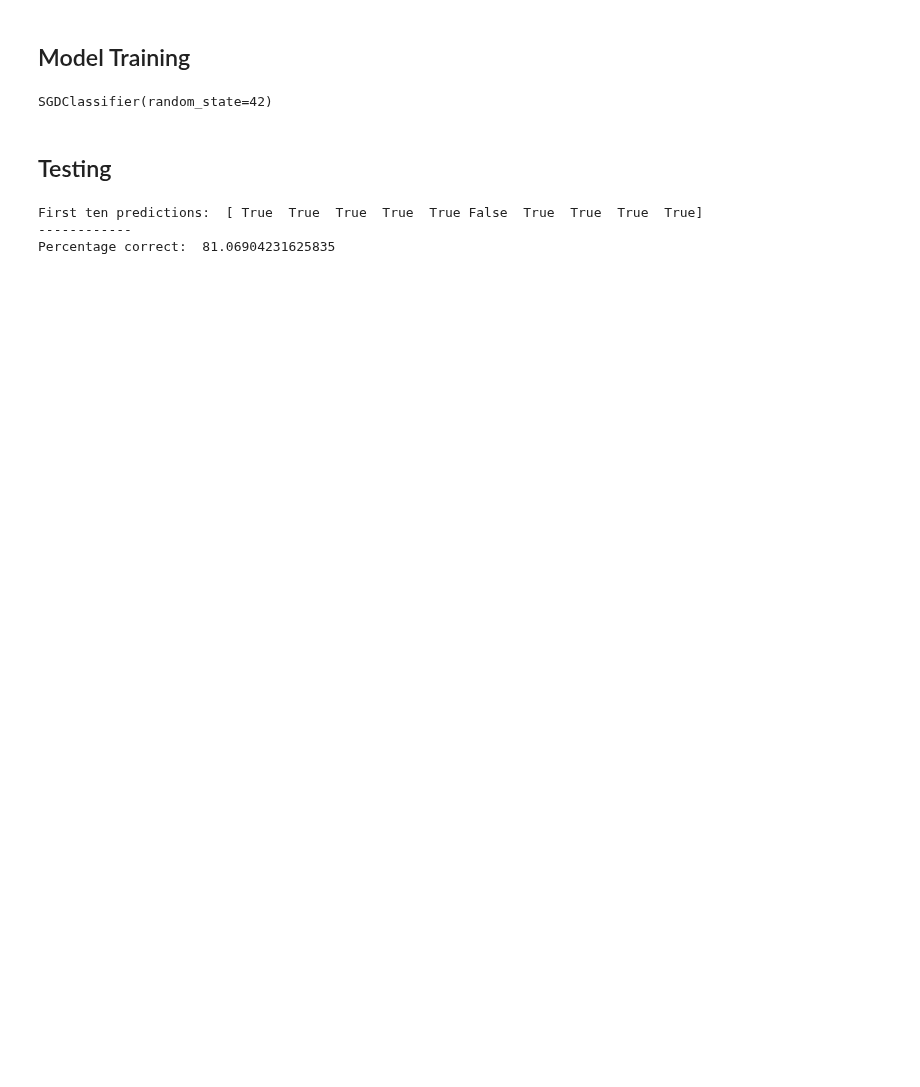
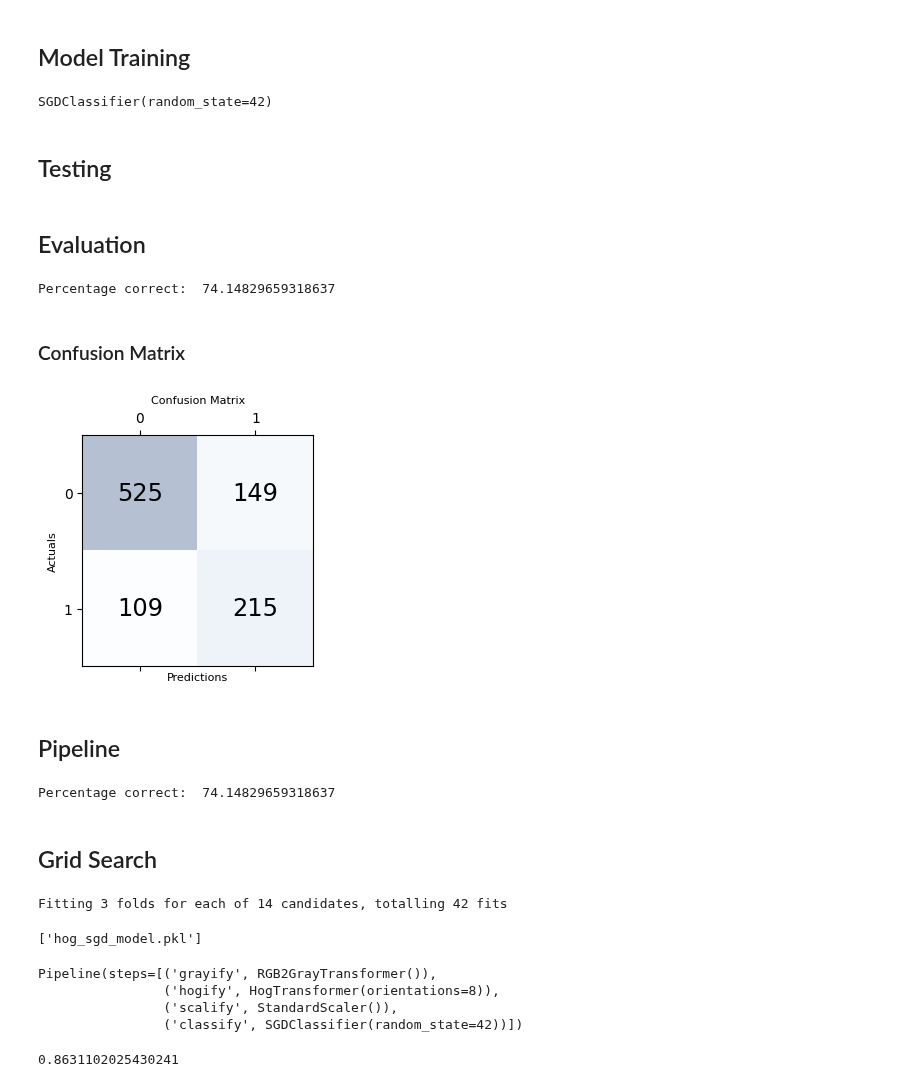
Before and after one commit to loukra/Respiratory_Disease_Classification, a Jupyter notebook: JNotebooks/Model/svm_model.ipynb, the cells around one changed output. Drawn from its saved outputs; the diff is of its cells as text; code cells hidden in the pictures; blank space fills up the shorter version.

Commit message:
Grid Search

```diff
--- a/JNotebooks/Model/svm_model.ipynb
+++ b/JNotebooks/Model/svm_model.ipynb
@@ -312,12 +317,52 @@ SGDClassifier(random_state=42)
 X_test_gray = grayify.transform(X_test)
 X_test_hog = hogify.transform(X_test_gray)
 X_test_prepared = scalify.transform(X_test_hog)
+# %% [markdown]
+## Evaluation
 # %%
 y_pred = sgd_clf.predict(X_test_prepared)
-print("First ten predictions: ",np.array(y_pred == y_test)[:10])
-print('------------')
+
 print('Percentage correct: ', 100*np.sum(y_pred == y_test)/len(y_test))
 # %% [output]
-First ten predictions:  [ True  True  True  True  True False  True  True  True  True]
-------------
-Percentage correct:  81.06904231625835
+Percentage correct:  74.14829659318637
+# %% [markdown]
+### Confusion Matrix
+# %%
+conf_matrix = confusion_matrix(y_test, y_pred)
+
+fig, ax = plt.subplots(figsize=(3, 3))
+ax.matshow(conf_matrix, cmap=plt.cm.Blues, alpha=0.3)
+for i in range(conf_matrix.shape[0]):
+    for j in range(conf_matrix.shape[1]):
+        ax.text(x=j, y=i,s=conf_matrix[i, j], va='center', ha='center', size='xx-large')
+
+plt.xlabel('Predictions', fontsize=8)
+plt.ylabel('Actuals', fontsize=8)
+plt.title('Confusion Matrix', fontsize=8)
+plt.show()
+# %% [output]
+[figure, added]
+# %% [markdown]
+## Pipeline
+# %%
+from sklearn.pipeline import Pipeline
+from sklearn import svm
+
+HOG_pipeline = Pipeline([
+    ('grayify', RGB2GrayTransformer()),
+    ('hogify', HogTransformer(
+        pixels_per_cell=(14, 14),
+        cells_per_block=(2, 2),
+        orientations=9,
+        block_norm='L2-Hys')
+    ),
+    ('scalify', StandardScaler()),
+    ('classify', SGDClassifier(random_state=42, max_iter=1000, tol=1e-3))
+])
+
+clf = HOG_pipeline.fit(X_train, y_train)
+print('Percentage correct: ', 100*np.sum(clf.predict(X_test) == y_test)/len(y_test))
+# %% [output]
+Percentage correct:  74.14829659318637
+# %% [markdown]
+## Grid Search
@@ -323,0 +388,30 @@ Percentage correct:  81.06904231625835
+# %%
+grid_search = GridSearchCV(HOG_pipeline,
+                           param_grid,
+                           cv=3,
+                           n_jobs=-1,
+                           scoring='accuracy',
+                           verbose=1,
+                           return_train_score=True)
+
+grid_res = grid_search.fit(X_train, y_train)
+# %% [output]
+Fitting 3 folds for each of 14 candidates, totalling 42 fits
+# %%
+# save the model to disk
+joblib.dump(grid_res, 'hog_sgd_model.pkl')
+# %% [output]
+['hog_sgd_model.pkl']
+# %%
+# description of the best performing object, a pipeline in our case.
+grid_res.best_estimator_
+# %% [output]
+Pipeline(steps=[('grayify', RGB2GrayTransformer()),
+                ('hogify', HogTransformer(orientations=8)),
+                ('scalify', StandardScaler()),
+                ('classify', SGDClassifier(random_state=42))])
+# %%
+# the highscore during the search
+grid_res.best_score_
+# %% [output]
+0.8631102025430241
```
Also changed, not shown: parts of 8 cells of this notebook.
